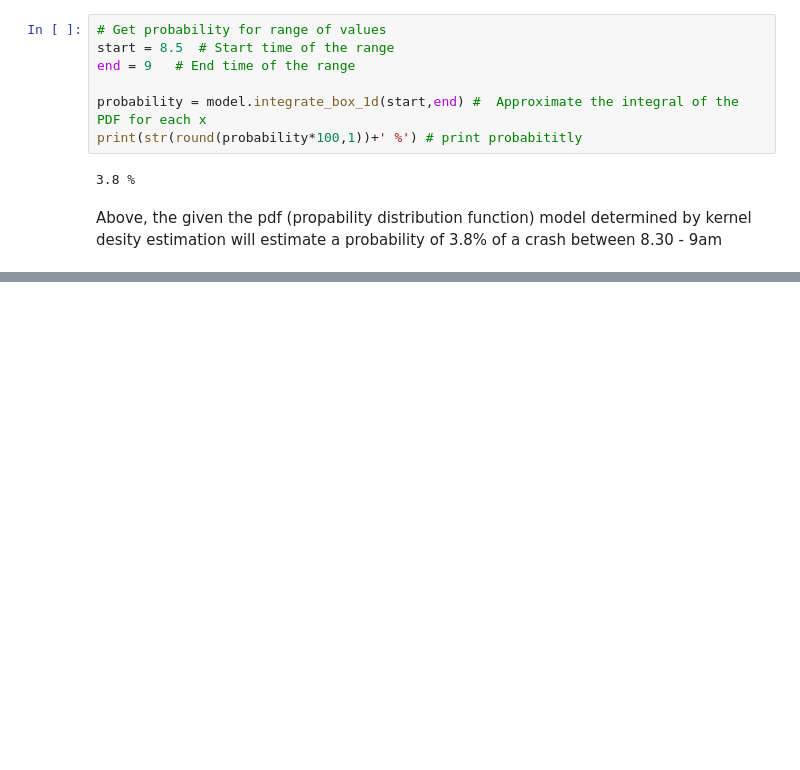
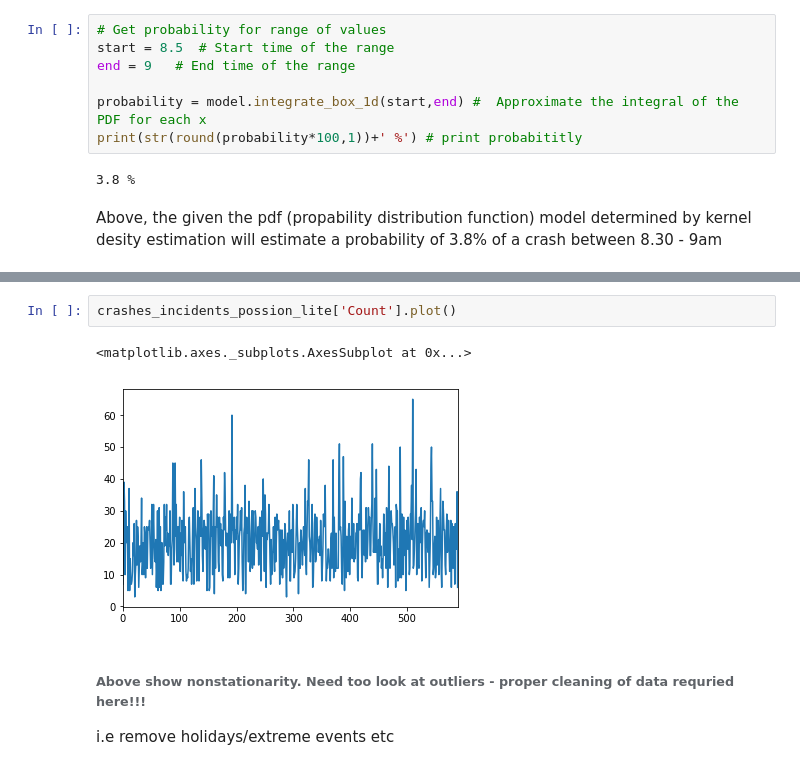
Before and after one commit to jaworra/Jupyter-Notebooks, a Jupyter notebook: crashDataAnalysis.ipynb, the cells around one changed output, grey strips where cells are left out. Drawn from its saved outputs; the diff is of its cells as text; blank space fills up the shorter version.

```diff
--- a/crashDataAnalysis.ipynb
+++ b/crashDataAnalysis.ipynb
@@ -108,0 +229,8 @@ Statistics with SciP
+# %%
+crashes_incidents_possion_lite['Count'].plot()
+# %% [output]
+<matplotlib.axes._subplots.AxesSubplot at 0x...>
+[figure, added]
+# %% [markdown]
+###### Above show nonstationarity. Need too look at outliers - proper cleaning of data requried here!!!
+i.e remove holidays/extreme events etc
```
Also changed, not shown: parts of 23 cells of this notebook.
